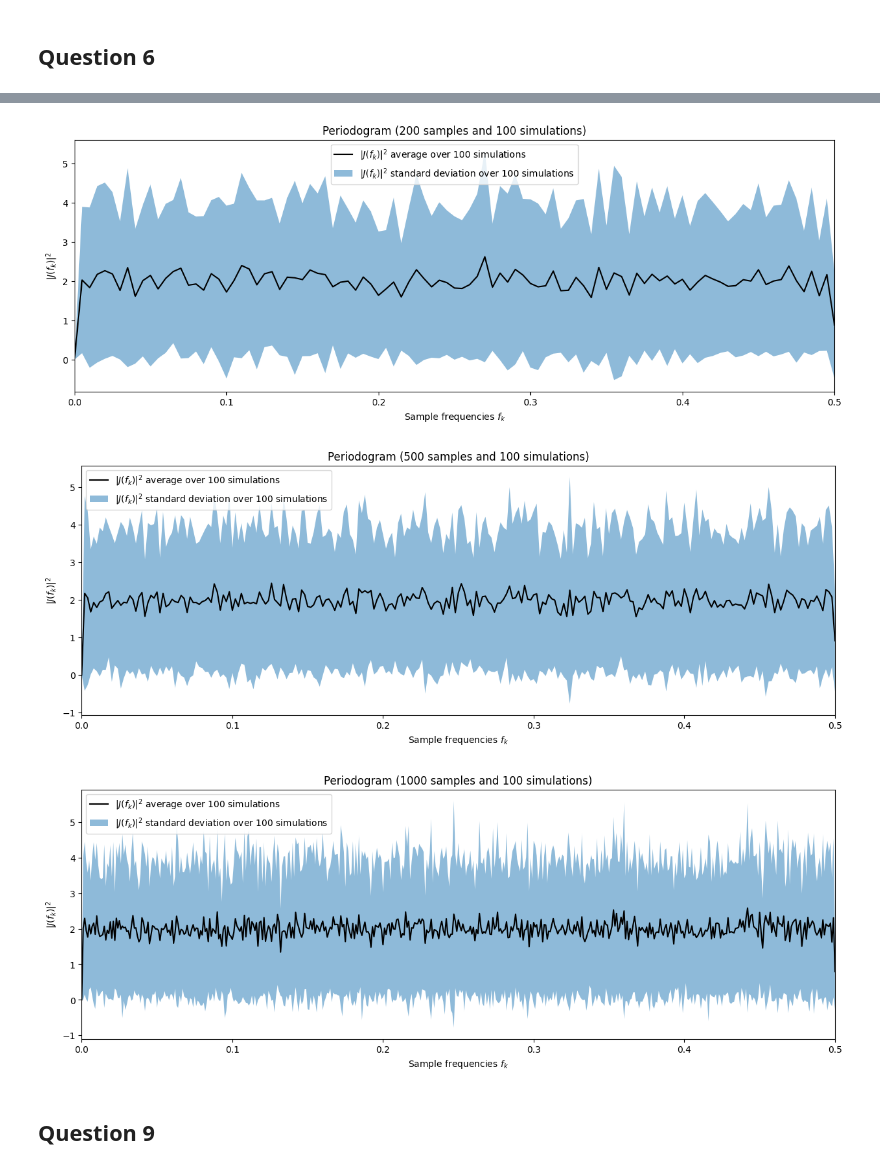
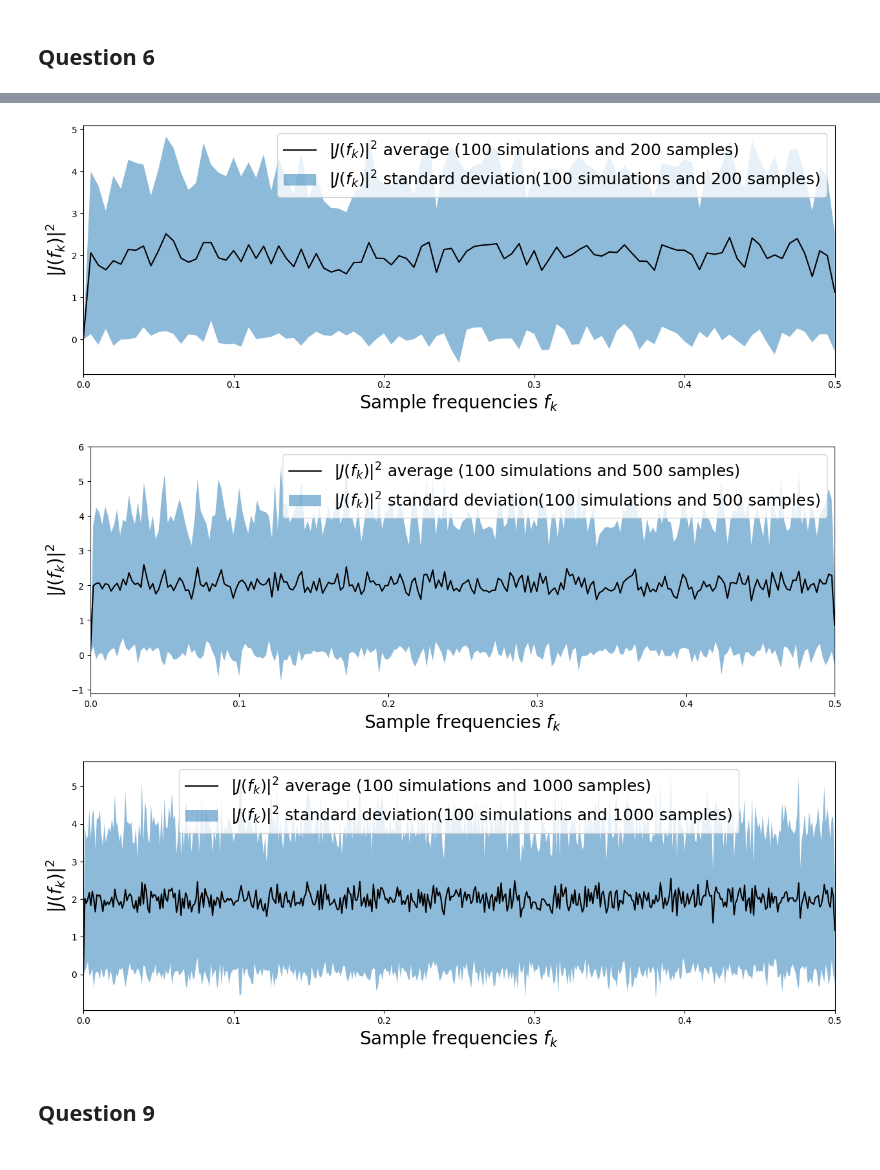
Before and after one commit to NailKhelifa/MVA_Times_Series_ML_Homeworks, a Jupyter notebook: Assignment 1/Assignment 1 - ML for TS (MVA).ipynb, the cells around one changed output, grey strips where cells are left out. Saved outputs shown, nothing was run; the diff lists cells and outputs as text; code cells hidden in the pictures.

```diff
--- a/Assignment 1/Assignment 1 - ML for TS (MVA).ipynb
+++ b/Assignment 1/Assignment 1 - ML for TS (MVA).ipynb
@@ -45,18 +95,18 @@ for N_samples in [200, 500, 1000]:
     avg = autocorr.mean(axis=0)
     std = autocorr.std(axis=0)
 
-    ax.plot(y, avg, 'k-', label=r'$\hat{\gamma}$ average over 100 simulations')
-    ax.fill_between(y, avg - std, avg + std, alpha=0.5, label=r'$\hat{\gamma}$ standard deviation over 100 simulations')
+    ax.plot(y, avg, 'k-', label=r'$\hat{\gamma}$ average (100 simulations'+ f'and {N_samples} samples)')
+    ax.fill_between(y, avg - std, avg + std, alpha=0.5, label=r'$\hat{\gamma}$ standard deviation (100 simulations'+ f'and {N_samples} samples)')
 
     # Ajouter un titre
-    ax.set_title(f'Sample autocorrelation ({N_samples} samples and {100} simulations)')
-
+    # ax.set_title(f'Sample autocorrelation ({N_samples} samples and {100} simulations)')
+    ax.set_xlim(left=0.2)  # Décale le début de l'axe des abscisses à 0.1
     # Ajouter des légendes
-    ax.legend()
+    ax.legend(fontsize=20)
 
     # Titres des axes
-    ax.set_xlabel(r'Lags ($\tau$)')
-    ax.set_ylabel(r'Sample autocorrélation ($\hat{\gamma}(\tau)$)')
+    ax.set_xlabel(r'$\tau$', fontsize=20)
+    ax.set_ylabel(r'$\hat{\gamma}(\tau)$', fontsize=20)
 
     plt.show()
 # %% [output]
@@ -68,59 +116,43 @@ from scipy.signal import periodogram
-# %%
-#  freqs = np.linspace(0, 0.5, N_samples) # since f_s = 1 Hz
-N_trials = 100
-F_s = 1 # Hz
-
-for N_samples in [200, 500, 1000]:
-    periodogram_arr = []
-    sample_frequencies = []
-    for _ in range(N_trials): # repeat this operation on the number of trials
-        signal = np.random.randn(N_samples) # one realization of X_1, ..., X_N_samples (WGN)
-        f, Pxx = periodogram(signal, fs=1)
-        periodogram_arr.append(Pxx)
-        sample_frequencies.append(f)
-
-    sample_frequencies = np.array(sample_frequencies)
-    periodogram_arr = np.array(periodogram_arr)
 # %%
 #  freqs = np.linspace(0, 0.5, N_samples) # since f_s = 1 Hz
 N_trials = 100
 F_s = 1 # Hz
 
 for N_samples in [200, 500, 1000]:
     periodogram_arr = []
     sample_frequencies = []
     for _ in range(N_trials): # repeat this operation on the number of trials
         signal = np.random.randn(N_samples) # one realization of X_1, ..., X_N_samples (WGN)
         f, Pxx = periodogram(signal, fs=1)
         periodogram_arr.append(Pxx)
         sample_frequencies.append(f)
 
     sample_frequencies = np.array(sample_frequencies)
     periodogram_arr = np.array(periodogram_arr)
 
     fig, ax = fig_ax()
 
     avg = periodogram_arr.mean(axis=0)
     std = periodogram_arr.std(axis=0)
 
-    ax.plot(sample_frequencies[0], avg, 'k-', label=r'$|J(f_k)|^2$ average over 100 simulations')
-    ax.fill_between(sample_frequencies[0], avg - std, avg + std, alpha=0.5, label=r'$|J(f_k)|^2$ standard deviation over 100 simulations')
+    ax.plot(sample_frequencies[0], avg, 'k-', label=rf'$|J(f_k)|^2$ average (100 simulations and {N_samples} samples)')
+    ax.fill_between(sample_frequencies[0], avg - std, avg + std, alpha=0.5, label=rf'$|J(f_k)|^2$ standard deviation(100 simulations and {N_samples} samples)')
 
     # Ajouter un titre
-    ax.set_title(f'Periodogram ({N_samples} samples and {100} simulations)')
+    # ax.set_title(f'Periodogram ({N_samples} samples and {100} simulations)')
 
     # Ajouter des légendes
-    ax.legend()
+    ax.legend(fontsize=18)
 
     # Titres des axes
-    ax.set_xlabel(r'Sample frequencies $f_k$')
-    ax.set_ylabel(r'$|J(f_k)|^2$')
+    ax.set_xlabel(r'Sample frequencies $f_k$', fontsize=20)
+    ax.set_ylabel(r'$|J(f_k)|^2$', fontsize=20)
 
     plt.show()
 # %% [output]
-[figure, old version]
+[figure, new version]
-[figure, old version]
+[figure, new version]
-[figure, old version]
+[figure, new version]
 # %% [markdown]
 ## Question 9
 # %% [markdown]
```
Also changed, not shown: parts of 5 cells of this notebook.
